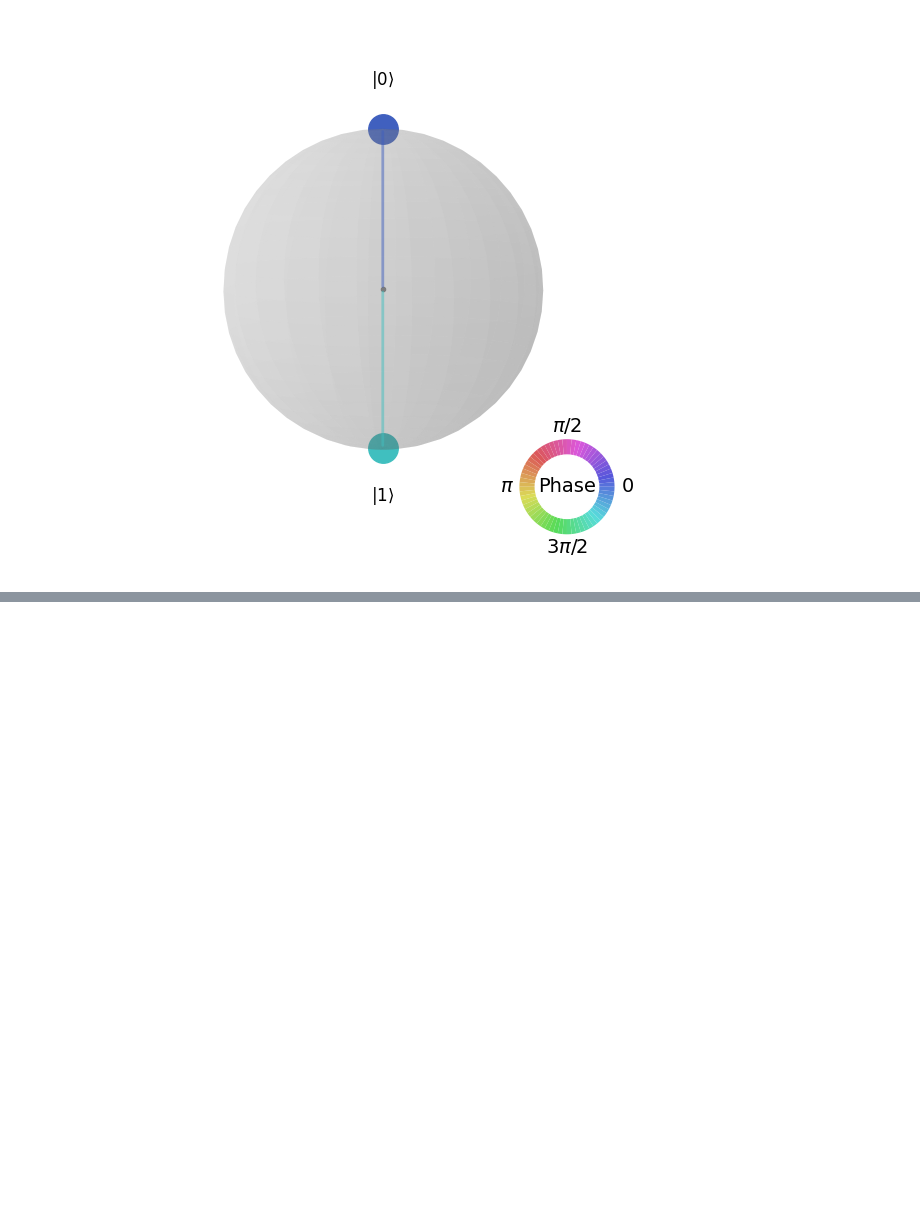
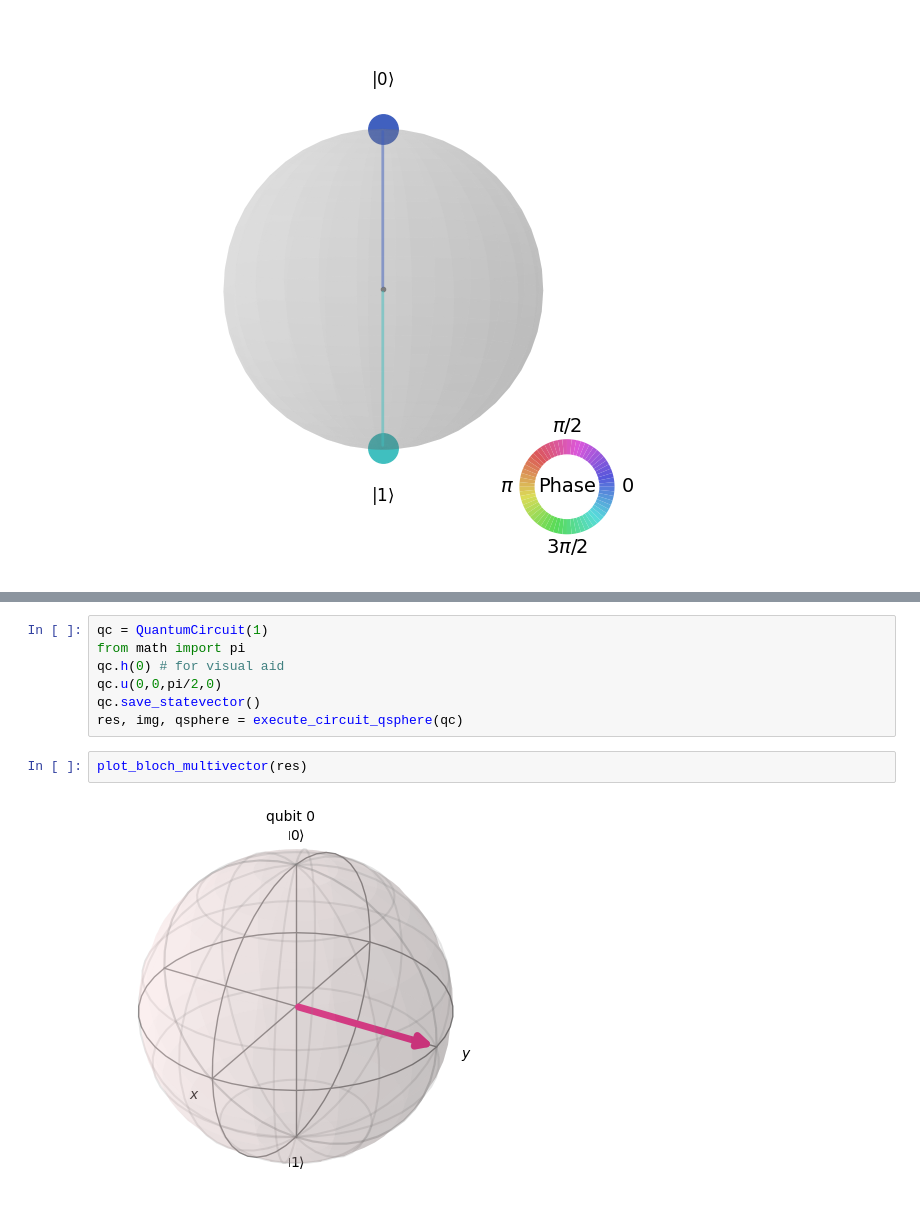
Before and after one commit to dipankardas011/Quantum-Coding, a Jupyter notebook: quantum-gates.ipynb, the cells around one changed output, grey strips where cells are left out. Cells and saved outputs as stored; diff of their text form; blank space fills up the shorter version.

```diff
--- a/quantum-gates.ipynb
+++ b/quantum-gates.ipynb
@@ -262,0 +442,11 @@ qsphere
+# %%
+qc = QuantumCircuit(1)
+from math import pi
+qc.h(0) # for visual aid
+qc.u(0,0,pi/2,0)
+qc.save_statevector()
+res, img, qsphere = execute_circuit_qsphere(qc)
+# %%
+plot_bloch_multivector(res)
+# %% [output]
+[figure, added]
```
Also changed, not shown: parts of 28 cells of this notebook.
